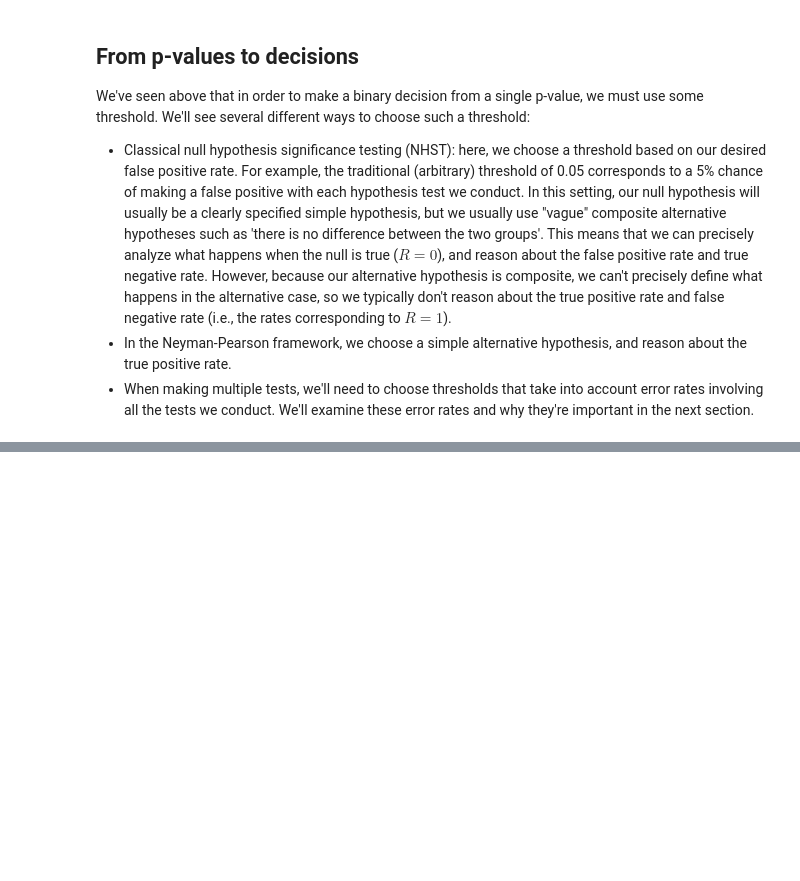
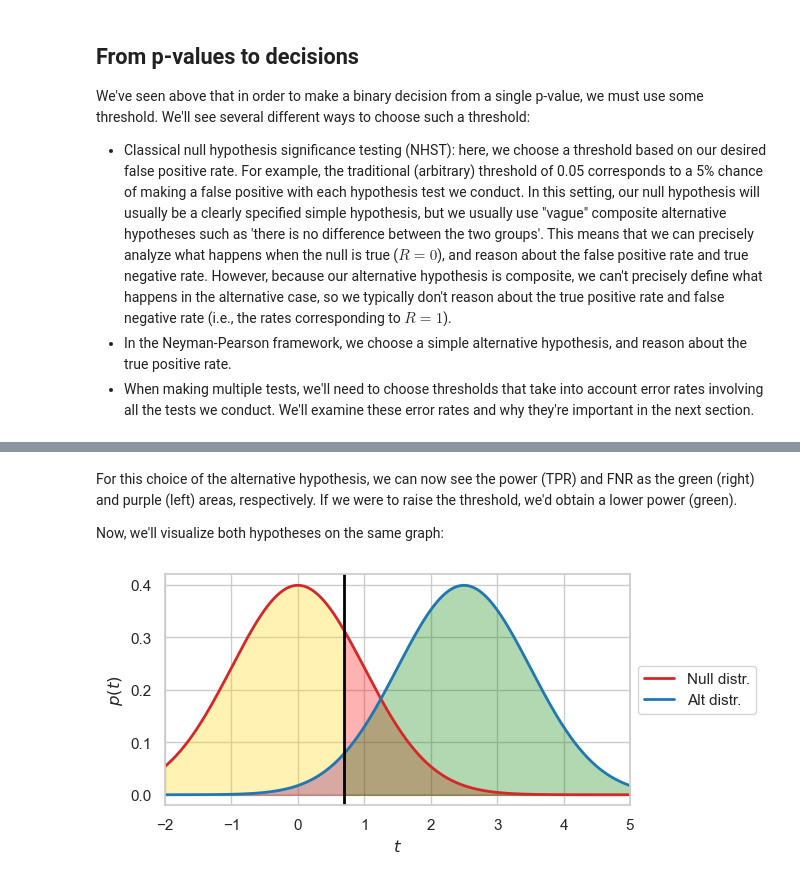
Before and after one commit to ds-102/ds-102-book, a Jupyter notebook: ds-102-book/content/chapters/01/02_hypothesis_testing.ipynb, the cells around one changed output, grey strips where cells are left out. Drawn from its saved outputs; the diff is of its cells as text; code cells hidden in the pictures; blank space fills up the shorter version.

Commit message:
content(binary): add power-significance tradeoff and neyman-pearson

```diff
--- a/ds-102-book/content/chapters/01/02_hypothesis_testing.ipynb
+++ b/ds-102-book/content/chapters/01/02_hypothesis_testing.ipynb
@@ -360,0 +416,8 @@ While there are different ways to analyze the tradeoff, we'll focus on two.
+# %% [markdown]
+For this choice of the alternative hypothesis, we can now see the power (TPR) and FNR as the green (right) and purple (left) areas, respectively. If we were to raise the threshold, we'd obtain a lower power (green).
+
+Now, we'll visualize both hypotheses on the same graph:
+# %%
+make_null_alternative_plots(show_null=True, show_alternative=True)
+# %% [output]
+[figure, added]
```
Also changed, not shown: parts of 6 cells of this notebook, 1 other file.
